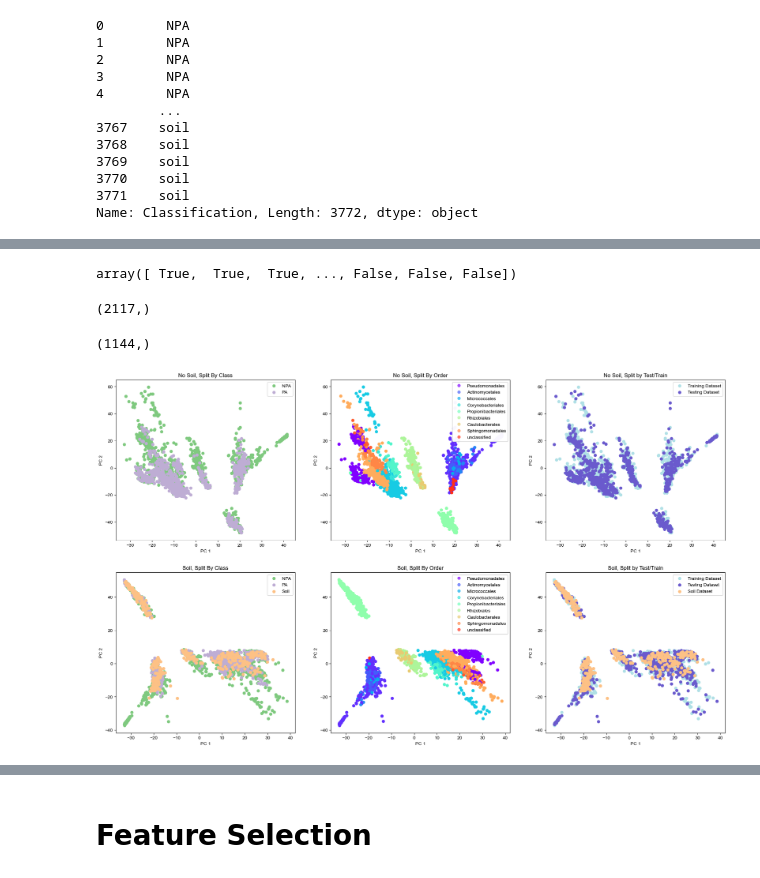
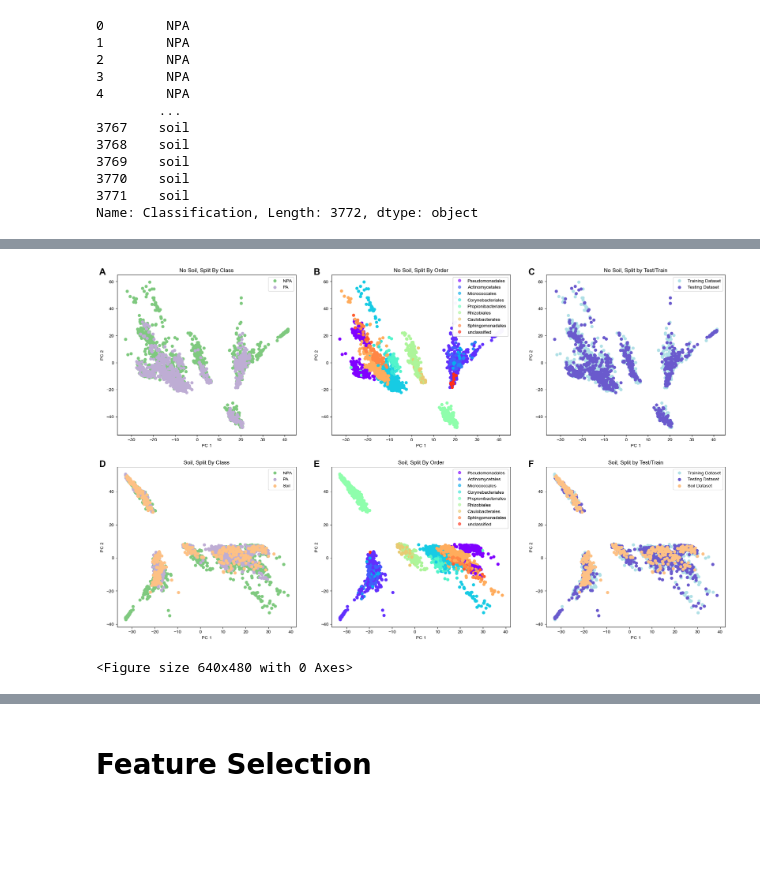
Before and after one commit to ajlukasiewicz/Team_9_MacLearn, a Jupyter notebook: Sarah_Classification.ipynb, the cells around one changed output, grey strips where cells are left out. Cells and saved outputs as stored; diff of their text form; code cells hidden in the pictures; blank space fills up the shorter version.

```diff
--- a/Sarah_Classification.ipynb
+++ b/Sarah_Classification.ipynb
@@ -352,32 +387,20 @@ x_test_plot_ns = (pd.DataFrame(x_plot_ns)).iloc[X_test.index]
 y_test_plot_ns = (pd.DataFrame(y_plot_ns)).iloc[X_test.index]
 x_soil_plot_ns = (pd.DataFrame(x_plot_ns)).iloc[df_for_pca_soil_only.index]
 y_soil_plot_ns = (pd.DataFrame(y_plot_ns)).iloc[df_for_pca_soil_only.index]
-# %%
-labels == 0
-# %% [output]
-array([ True,  True,  True, ..., False, False, False])
 # %%
 x_plot_NPA = x_plot[labels == 0]
 y_plot_NPA = y_plot[labels == 0]
 x_plot_PA = x_plot[labels == 1]
 y_plot_PA = y_plot[labels == 1]
 
-x_plot_NPA_ns = x_plot_ns[labels_ns_y == 0]
-y_plot_NPA_ns = y_plot_ns[labels_ns_y == 0]
+x_plot_NPA_ns = x_plot_ns[labels_ns_y == 'NPA']
+y_plot_NPA_ns = y_plot_ns[labels_ns_y == 'NPA']
 
-x_plot_PA_ns = x_plot_ns[labels_ns_y == 1]
-y_plot_PA_ns = y_plot_ns[labels_ns_y == 1]
+x_plot_PA_ns = x_plot_ns[labels_ns_y == 'PA']
+y_plot_PA_ns = y_plot_ns[labels_ns_y == 'PA']
 
-x_plot_soil_ns = x_plot_ns[labels_ns_y == 2]
-y_plot_soil_ns = y_plot_ns[labels_ns_y == 2]
+x_plot_soil_ns = x_plot_ns[labels_ns_y == 'soil']
+y_plot_soil_ns = y_plot_ns[labels_ns_y == 'soil']
-# %%
-x_plot_NPA.shape
-# %% [output]
-(2117,)
-# %%
-x_plot[labels == 1].shape
-# %% [output]
-(1144,)
 # %%
 # Visualization
 
@@ -393,6 +416,7 @@ ax[0,0].legend(['NPA','PA'])
 ax[0,0].set_xlabel("PC 1")
 ax[0,0].set_ylabel("PC 2")
 ax[0,0].set_title("No Soil, Split By Class")
+ax[0,0].text(-0.1, 1, 'A', size=20, transform=ax[0,0].transAxes, weight='bold')
 
 scatter2 = ax[0,1].scatter(x_plot,y_plot, c = np.array(pca_order_numeric), cmap = 'rainbow')
 handles, _ = scatter2.legend_elements(prop="colors", alpha=0.6)
@@ -401,42 +425,45 @@ ax[0,1].add_artist(legend1)
 ax[0,1].set_xlabel("PC 1")
 ax[0,1].set_ylabel("PC 2")
 ax[0,1].set_title("No Soil, Split By Order")
+ax[0,1].text(-0.1, 1, 'B', size=20, transform=ax[0,1].transAxes, weight='bold')
 
 ax[0,2].scatter(x_train_plot, y_train_plot, c = 'powderblue')
 ax[0,2].scatter(x_test_plot, y_test_plot, c = 'slateblue')
 ax[0,2].legend(['Training Dataset', 'Testing Dataset'], loc="upper right")
 ax[0,2].set_xlabel("PC 1")
 ax[0,2].set_ylabel("PC 2")
 ax[0,2].set_title("No Soil, Split by Test/Train")
+ax[0,2].text(-0.1, 1, 'C', size=20, transform=ax[0,2].transAxes, weight='bold')
 
 ax[1,0].set_xlabel("PC 1")
 ax[1,0].set_ylabel("PC 2")
 ax[1,0].set_title("Soil, Split By Class")
 ax[1,0].scatter(x_plot_NPA_ns,y_plot_NPA_ns, color = '#7fc97f')
 ax[1,0].scatter(x_plot_PA_ns,y_plot_PA_ns, color = '#beadd4')
 ax[1,0].scatter(x_plot_soil_ns,y_plot_soil_ns, c = '#fdc185')
 ax[1,0].legend(['NPA', 'PA', 'Soil'])
-#scatter3 = ax[1,0].scatter(x_plot_ns, y_plot_ns, c = labels_ns_y, cmap = 'cool')
-#handles, _ = scatter3.legend_elements(prop="colors", alpha=0.6)
-#legend3 = ax[1,0].legend(handles, ["NPA", 'PA',"Soil"], loc="upper right")
+ax[1,0].text(-0.1, 1, 'D', size=20, transform=ax[1,0].transAxes, weight='bold')
 
 scatter4 = ax[1,1].scatter(x_plot_ns,y_plot_ns, c = np.array(pca_order_numeric_ws), cmap = 'rainbow')
 handles, _ = scatter4.legend_elements(prop="colors", alpha=0.6)
 legend1 = ax[1,1].legend(handles, pca_orders, loc="upper right")
 ax[1,1].add_artist(legend1)
 ax[1,1].set_xlabel("PC 1")
 ax[1,1].set_ylabel("PC 2")
 ax[1,1].set_title("Soil, Split By Order")
+ax[1,1].text(-0.1, 1, 'E', size=20, transform=ax[1,1].transAxes, weight='bold')
 
 ax[1,2].scatter(x_train_plot_ns, y_train_plot_ns, c = 'powderblue')
 ax[1,2].scatter(x_test_plot_ns, y_test_plot_ns, c = 'slateblue')
-ax[1,2].scatter(x_soil_plot_ns, y_soil_plot_ns, color = '#fdc185')
-
+ax[1,2].scatter(x_plot_soil_ns, y_plot_soil_ns, color = '#fdc185')
 ax[1,2].set_xlabel("PC 1")
 ax[1,2].set_ylabel("PC 2")
 ax[1,2].set_title("Soil, Split by Test/Train")
 ax[1,2].legend(['Training Dataset','Testing Dataset','Soil Dataset'])
+ax[1,2].text(-0.1, 1, 'F', size=20, transform=ax[1,2].transAxes, weight='bold')
 
 plt.show()
+plt.savefig("PCA_final.jpg")
 # %% [output]
-[figure, old version]
+[figure, new version]
+<Figure size 640x480 with 0 Axes>
```
Also changed, not shown: parts of 53 cells of this notebook.
